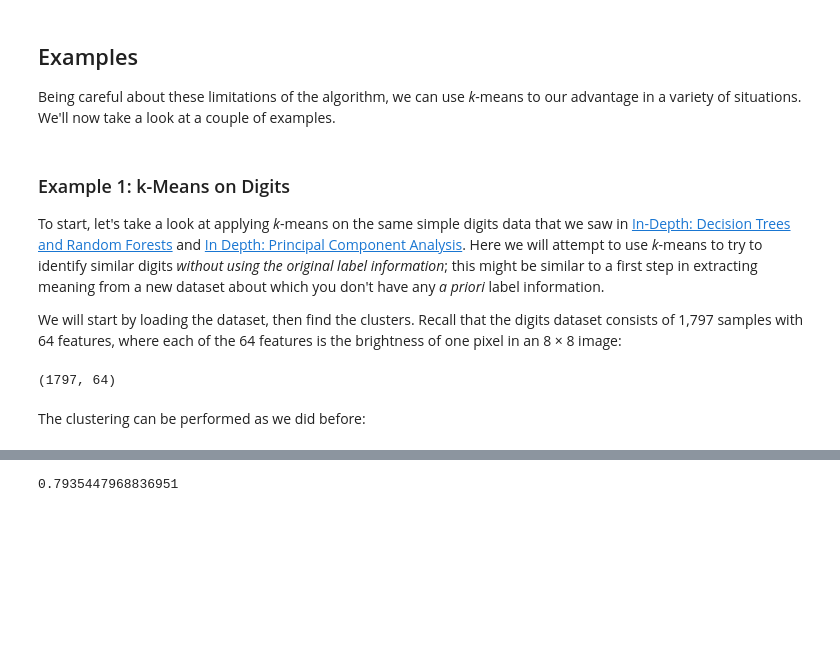
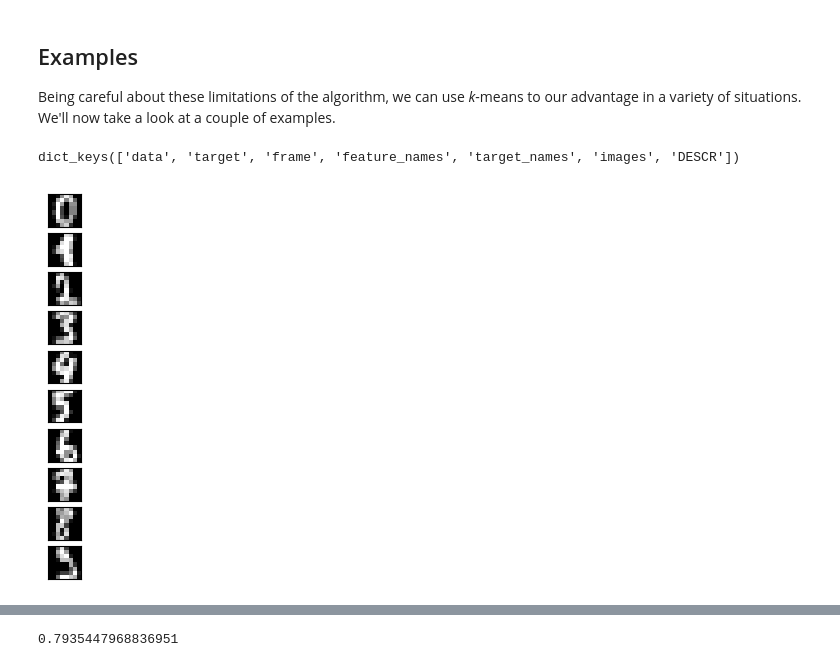
Before and after one commit to rameshsrinivasanuci/COGS106_F23, a Jupyter notebook: Lectures/Clustering.ipynb, the cells around one changed output, grey strips where cells are left out. Drawn from its saved outputs; the diff is of its cells as text; code cells hidden in the pictures; blank space fills up the shorter version.

```diff
--- a/Lectures/Clustering.ipynb
+++ b/Lectures/Clustering.ipynb
@@ -193,19 +101,9 @@ The interface for this is the same as for standard `KMeans`; we will see an exam
 
 Being careful about these limitations of the algorithm, we can use *k*-means to our advantage in a variety of situations.
 We'll now take a look at a couple of examples.
-# %% [markdown]
-### Example 1: k-Means on Digits
-
-To start, let's take a look at applying *k*-means on the same simple digits data that we saw in [In-Depth: Decision Trees and Random Forests](05.08-Random-Forests.ipynb) and [In Depth: Principal Component Analysis](05.09-Principal-Component-Analysis.ipynb).
-Here we will attempt to use *k*-means to try to identify similar digits *without using the original label information*; this might be similar to a first step in extracting meaning from a new dataset about which you don't have any *a priori* label information.
-
-We will start by loading the dataset, then find the clusters.
-Recall that the digits dataset consists of 1,797 samples with 64 features, where each of the 64 features is the brightness of one pixel in an 8 × 8 image:
 # %%
 from sklearn.datasets import load_digits
 digits = load_digits()
-digits.data.shape
+digits.keys()
 # %% [output]
-(1797, 64)
+dict_keys(['data', 'target', 'frame', 'feature_names', 'target_names', 'images', 'DESCR'])
-# %% [markdown]
-The clustering can be performed as we did before:
@@ -212,3 +114,11 @@ The clustering can be performed as we did before:
+# %%
+fig, ax = plt.subplots(10, figsize=(12, 5))
+for j in range(10):
+    ax[j].imshow(images[10+j,:,:],cmap='gray')
+    ax[j].set_xticks([])
+    ax[j].set_yticks([])
+# %% [output]
+[figure, added]
 # %%
 kmeans = KMeans(n_clusters=10, random_state=0)
 clusters = kmeans.fit_predict(digits.data)
```
Also changed, not shown: parts of 51 cells of this notebook.
